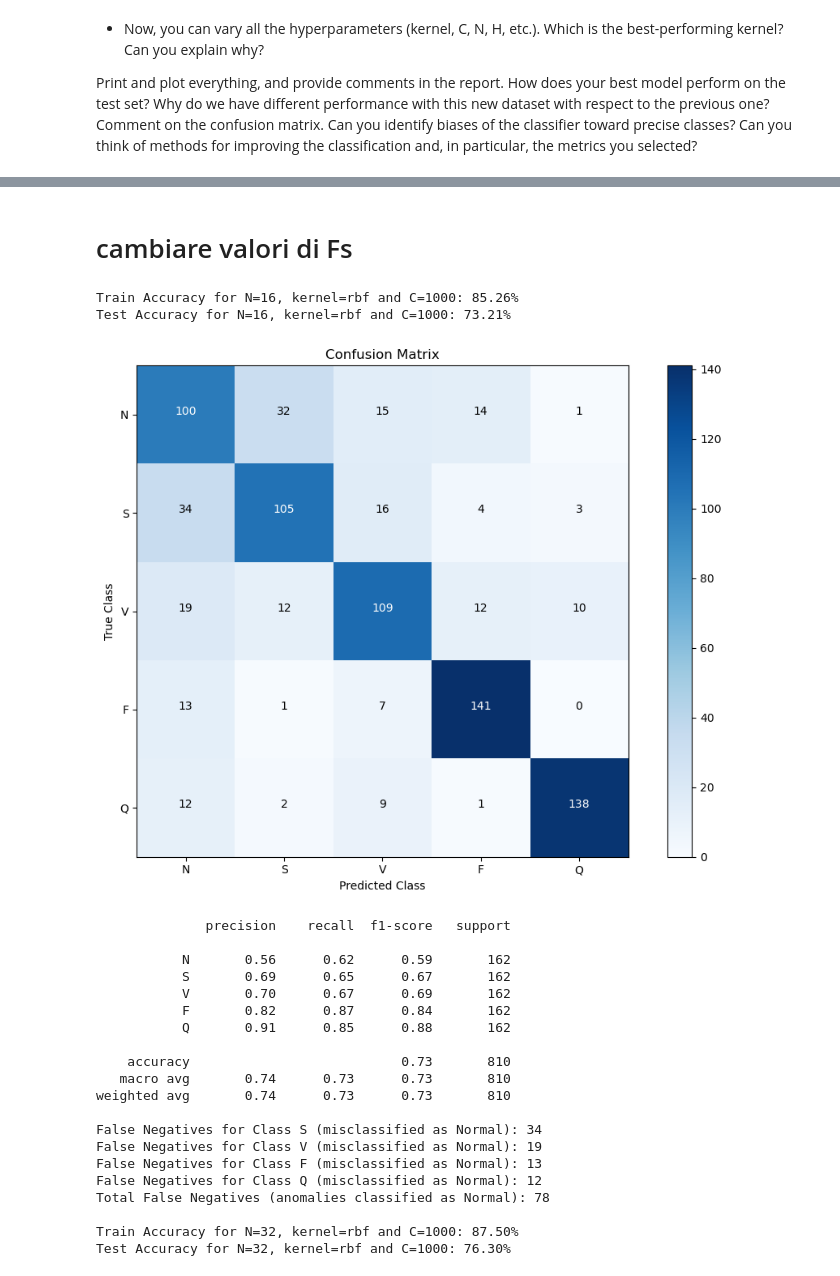
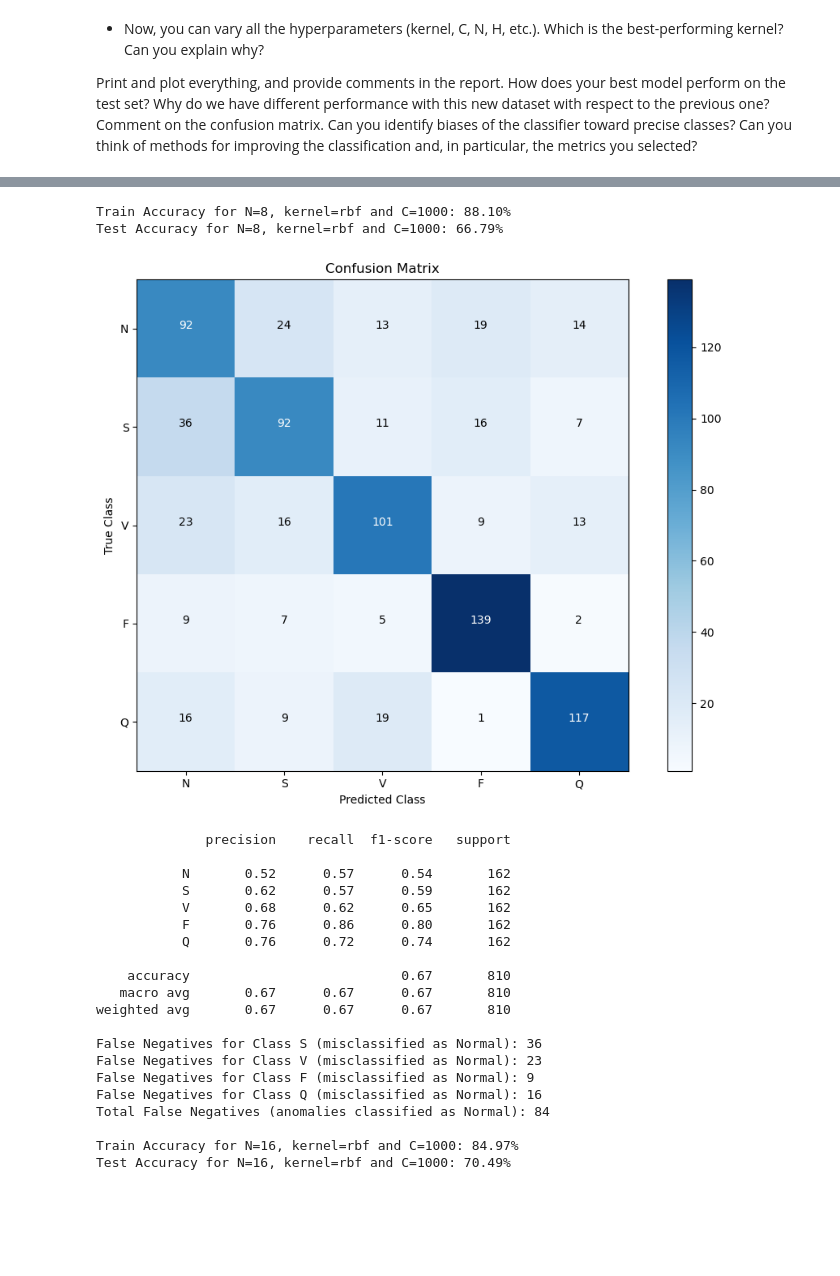
Before and after one commit to Carmenfranci/CMRM-HW1, a Jupyter notebook: Homework1.ipynb, the cells around one changed output, grey strips where cells are left out. Saved outputs shown, nothing was run; the diff lists cells and outputs as text; code cells hidden in the pictures; blank space fills up the shorter version.

```diff
--- a/Homework1.ipynb
+++ b/Homework1.ipynb
@@ -384,7 +379,7 @@ def plot_overlaid_functions(func1, func2, func1_label, func2_label, fig_label, f
 
   # Plot the functions with labels and customize visual elements
   plt.plot(func1, label=func1_label, color='blue')
-  plt.plot(func2, label=func2_label, color='orange', linestyle='--')
+  plt.plot(func2, label=func2_label, color='red')
 
   # Enhance readability with meaningful labels, title, and legend
   plt.title(fig_label)
@@ -669,8 +664,6 @@ def print_false_negatives(cm, label_names = label_names):
     cm: Confusion matrix.
     label_names: Dictionary mapping class indices to class labels.
 
-  Returns:
-    Total number of false negatives.
   """
 
   # Calculate the false negatives for each abnormal class
@@ -683,8 +676,6 @@ def print_false_negatives(cm, label_names = label_names):
   total_false_negatives = sum(cm[1:, 0])
   print(f"Total False Negatives (anomalies classified as Normal): {total_false_negatives}")
 
-  return total_false_negatives
-
 # Compute classification report
 report = classification_report(labels_test, test_predictions, target_names=list(label_names.values()), zero_division= False)
 print(report)
@@ -1175,10 +1164,10 @@ for C in C_values:
     print(report)
 
     # Print false negatives for each class and the total number of false negatives.
-    false_negatives_value = print_false_negatives(cm)
+    print_false_negatives(cm)
 
-    # Save the number of false negatives in an array
-    false_negatives.append(false_negatives_value)
+    # Save the number of total false negatives in an array
+    false_negatives.append(sum(cm[1:, 0]))
 
     # Space between different prints and plots of a certain C
     print()
@@ -1517,8 +1506,6 @@ plt.show()
-# %% [markdown]
-# cambiare valori di Fs
 # %%
-# N values to test
-N_vector = [16, 32, 64, 128]
+# values N to test
+N_vector = [8, 16, 32, 64]
 
 kernel = 'rbf'
 
@@ -1559,56 +1546,56 @@ for n in N_vector:
     train_accuracy = svm_model.score(train_fvector, labels_train)
     print(f"Train Accuracy for N={n}, kernel={kernel} and C={C}: {train_accuracy * 100:.2f}%")
 
     # Save the train accuracy value in an array
     accuracy_list_train.append(round(train_accuracy*100, 2))
 
     # Make predictions on the test set
     test_predictions = svm_model.predict(test_fvector)
 
     # Print the accuracy on the test set
     test_accuracy = accuracy_score(labels_test, test_predictions)
     print(f"Test Accuracy for N={n}, kernel={kernel} and C={C}: {test_accuracy * 100:.2f}%")
 
     # Save the test accuracy value in an array
     accuracy_list_test.append(round(test_accuracy*100, 2))
 
     # Plot the confusion matrix
     cm = confusion_matrix(labels_test, test_predictions)
     plot_confusionmatrix(cm)
 
     # Print the classification report
     report = classification_report(labels_test, test_predictions, target_names=list(label_names.values()), zero_division= False)
     print(report)
 
     # Print false negatives for each class and the total number of false negatives.
     print_false_negatives(cm)
 
-    # Save the number of false negatives in an array
-    num_false_negatives = np.sum(cm[:, 0]) - cm[0, 0]
-    false_negatives.append(num_false_negatives)
+    # Save the number of total false negatives in an array
+    false_negatives.append(sum(cm[1:, 0]))
+
     # Space between different prints and plots of a certain C
     print()
 # %% [output]
-Train Accuracy for N=16, kernel=rbf and C=1000: 85.26%
-Test Accuracy for N=16, kernel=rbf and C=1000: 73.21%
+Train Accuracy for N=8, kernel=rbf and C=1000: 88.10%
+Test Accuracy for N=8, kernel=rbf and C=1000: 66.79%
-[figure, old version]
+[figure, new version]
               precision    recall  f1-score   support
 
-           N       0.56      0.62      0.59       162
-           S       0.69      0.65      0.67       162
-           V       0.70      0.67      0.69       162
-           F       0.82      0.87      0.84       162
-           Q       0.91      0.85      0.88       162
+           N       0.52      0.57      0.54       162
+           S       0.62      0.57      0.59       162
+           V       0.68      0.62      0.65       162
+           F       0.76      0.86      0.80       162
+           Q       0.76      0.72      0.74       162
 
-    accuracy                           0.73       810
-   macro avg       0.74      0.73      0.73       810
-weighted avg       0.74      0.73      0.73       810
+    accuracy                           0.67       810
+   macro avg       0.67      0.67      0.67       810
+weighted avg       0.67      0.67      0.67       810
 
-False Negatives for Class S (misclassified as Normal): 34
-False Negatives for Class V (misclassified as Normal): 19
-False Negatives for Class F (misclassified as Normal): 13
-False Negatives for Class Q (misclassified as Normal): 12
-Total False Negatives (anomalies classified as Normal): 78
+False Negatives for Class S (misclassified as Normal): 36
+False Negatives for Class V (misclassified as Normal): 23
+False Negatives for Class F (misclassified as Normal): 9
+False Negatives for Class Q (misclassified as Normal): 16
+Total False Negatives (anomalies classified as Normal): 84
 
-Train Accuracy for N=32, kernel=rbf and C=1000: 87.50%
-Test Accuracy for N=32, kernel=rbf and C=1000: 76.30%
+Train Accuracy for N=16, kernel=rbf and C=1000: 84.97%
+Test Accuracy for N=16, kernel=rbf and C=1000: 70.49%
```
Also changed, not shown: parts of 19 cells of this notebook, 1 other file.
